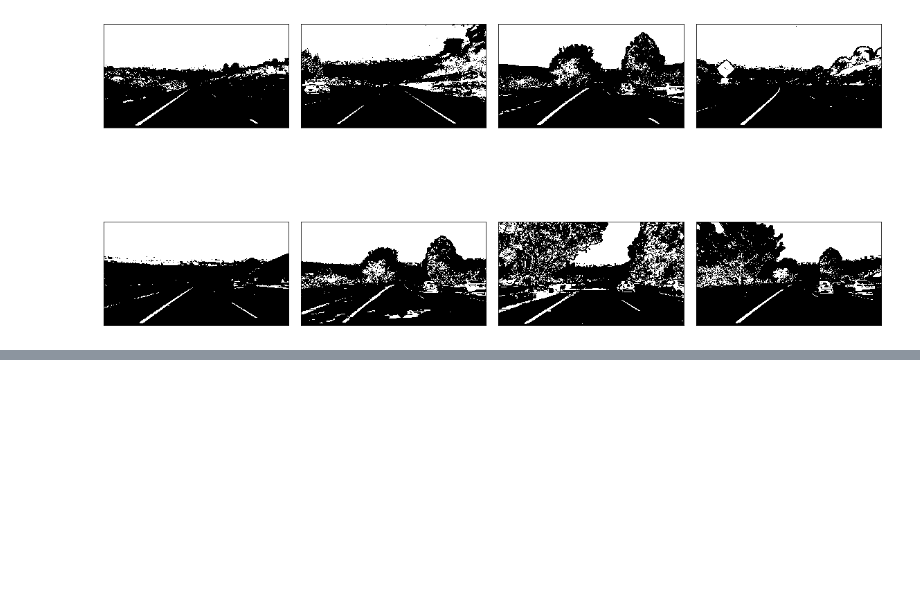
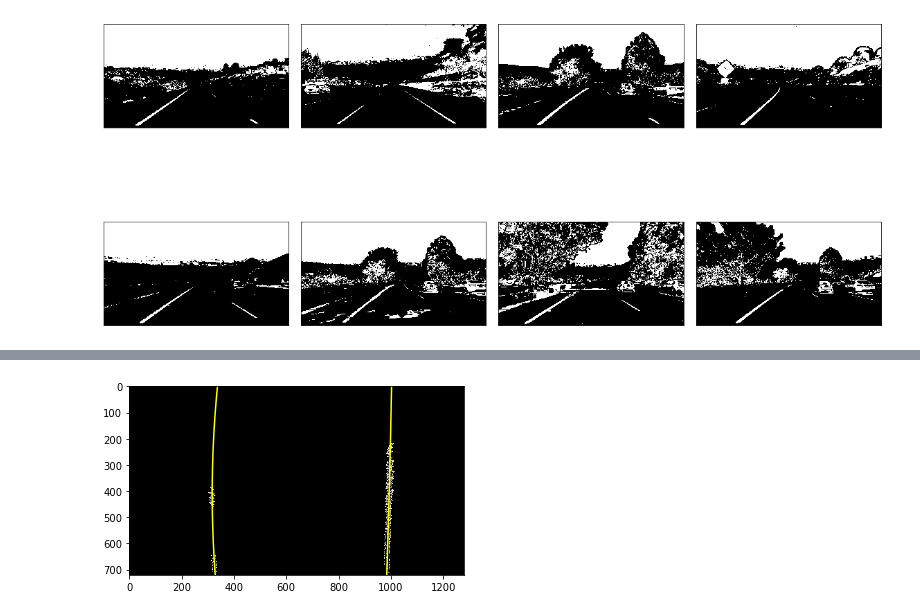
Before and after one commit to mastah43/CarND-Advanced-Lane-Lines, a Jupyter notebook: lane_finding.ipynb, the cells around one changed output, grey strips where cells are left out. Cells and saved outputs as stored; diff of their text form; code cells hidden in the pictures; blank space fills up the shorter version.

```diff
--- a/lane_finding.ipynb
+++ b/lane_finding.ipynb
@@ -222 +230,5 @@ plt.ylim(720, 0)
+# %%
+plot_lanes(fitted_lanes[1])
+# %% [output]
+[figure, added]
 # %%
```
Also changed, not shown: parts of 9 cells of this notebook, 2 other files.
